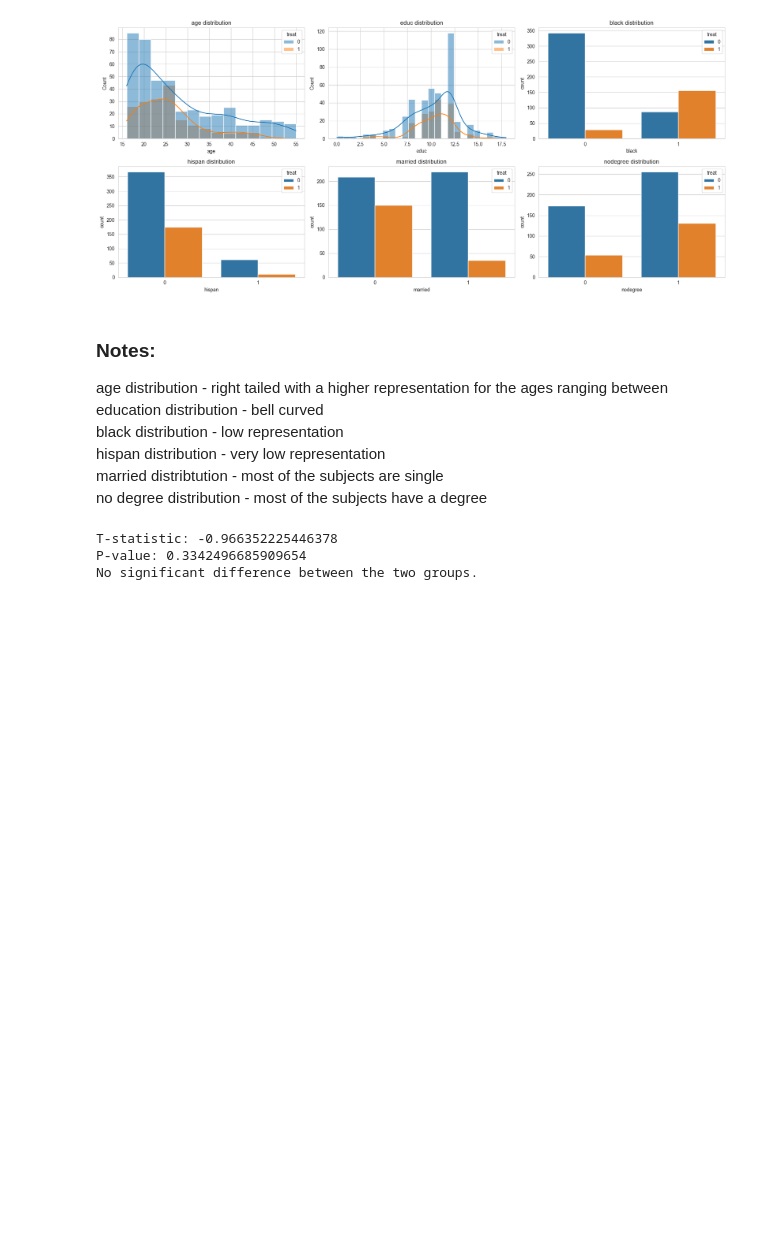
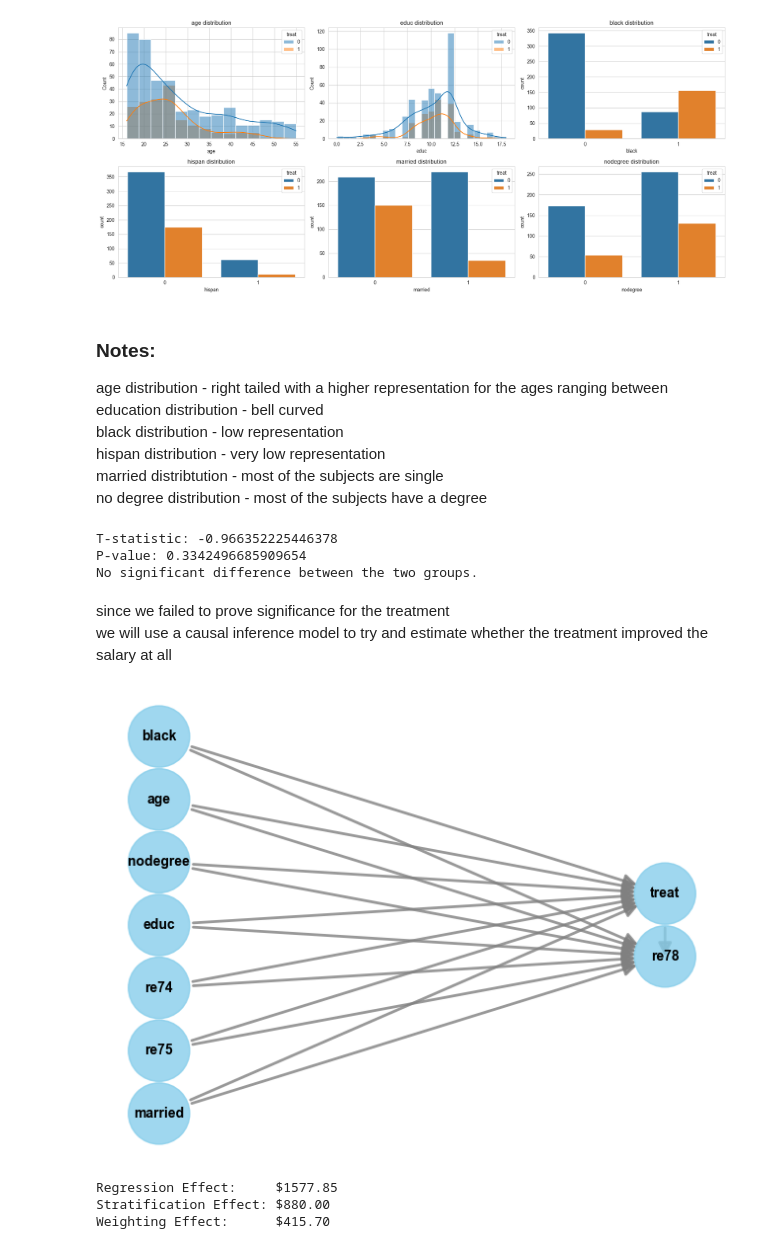
Before and after one commit to ori112/causal_Inference, a Jupyter notebook: project.ipynb, the cells around one changed output. Saved outputs shown, nothing was run; the diff lists cells and outputs as text; code cells hidden in the pictures; blank space fills up the shorter version.

Commit message:
adding the causal dag and refutation tests

```diff
--- a/project.ipynb
+++ b/project.ipynb
@@ -175,3 +176,42 @@ else:
 T-statistic: -0.966352225446378
 P-value: 0.3342496685909654
 No significant difference between the two groups.
+# %% [markdown]
+since we failed to prove significance for the treatment<br>
+we will use a causal inference model to try and estimate whether the treatment improved the salary at all
+# %%
+# defining our causal structure
+# we will assume that all of the features effectr BOTH training choice and future income
+# hisp is dropped due to very low representation of treatments
+model = CausalModel(
+    data = df,
+    treatment='treat',
+    outcome='re78',
+    common_causes=['age', 'educ', 'black', 're74', 're75', "married", "nodegree"]
+)
+
+model.view_model()
+# %% [output]
+[figure, added]
+# %%
+identified_estimand = model.identify_effect(proceed_when_unidentifiable=True)
+
+#Linear regression criterion
+est_reg = model.estimate_effect(identified_estimand,
+                                method_name="backdoor.linear_regression")
+
+#Stratification criterion
+est_strat = model.estimate_effect(identified_estimand,
+                                  method_name="backdoor.propensity_score_stratification")
+
+#Weighting criterion
+est_weight = model.estimate_effect(identified_estimand,
+                                   method_name="backdoor.propensity_score_weighting")
+
+print(f"Regression Effect:     ${est_reg.value:.2f}")
+print(f"Stratification Effect: ${est_strat.value:.2f}")
+print(f"Weighting Effect:      ${est_weight.value:.2f}")
+# %% [output]
+Regression Effect:     $1577.85
+Stratification Effect: $880.00
+Weighting Effect:      $415.70
```
Also changed, not shown: parts of 4 cells of this notebook, 1 other file.
